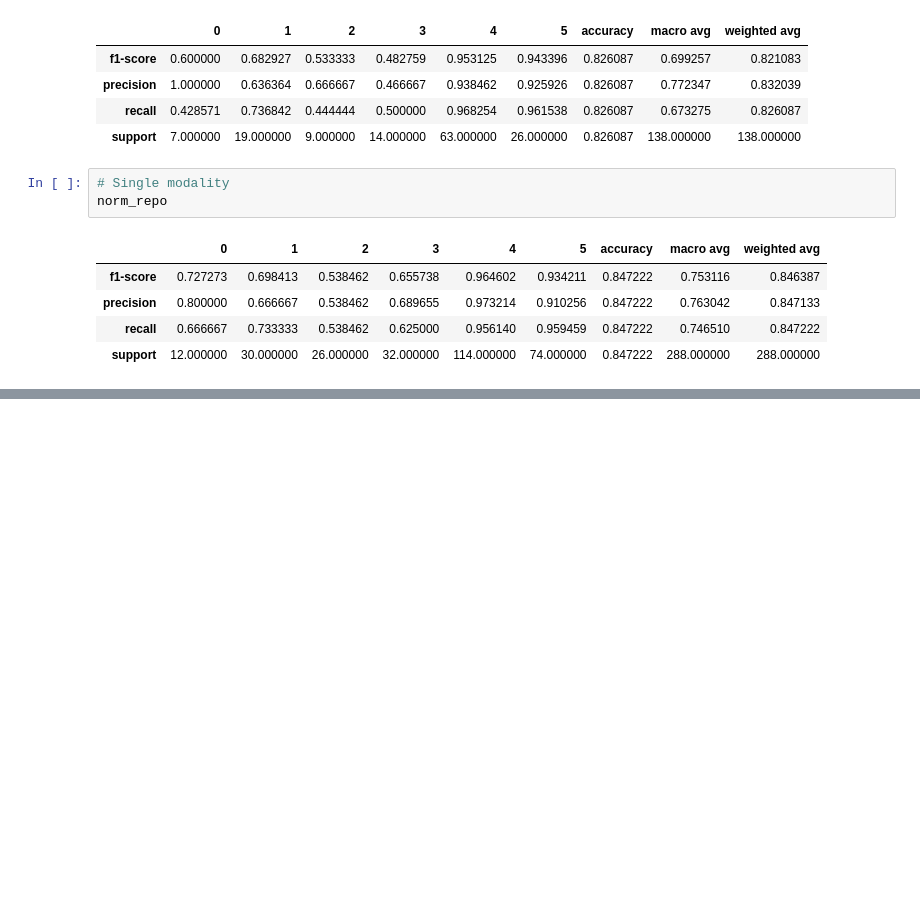
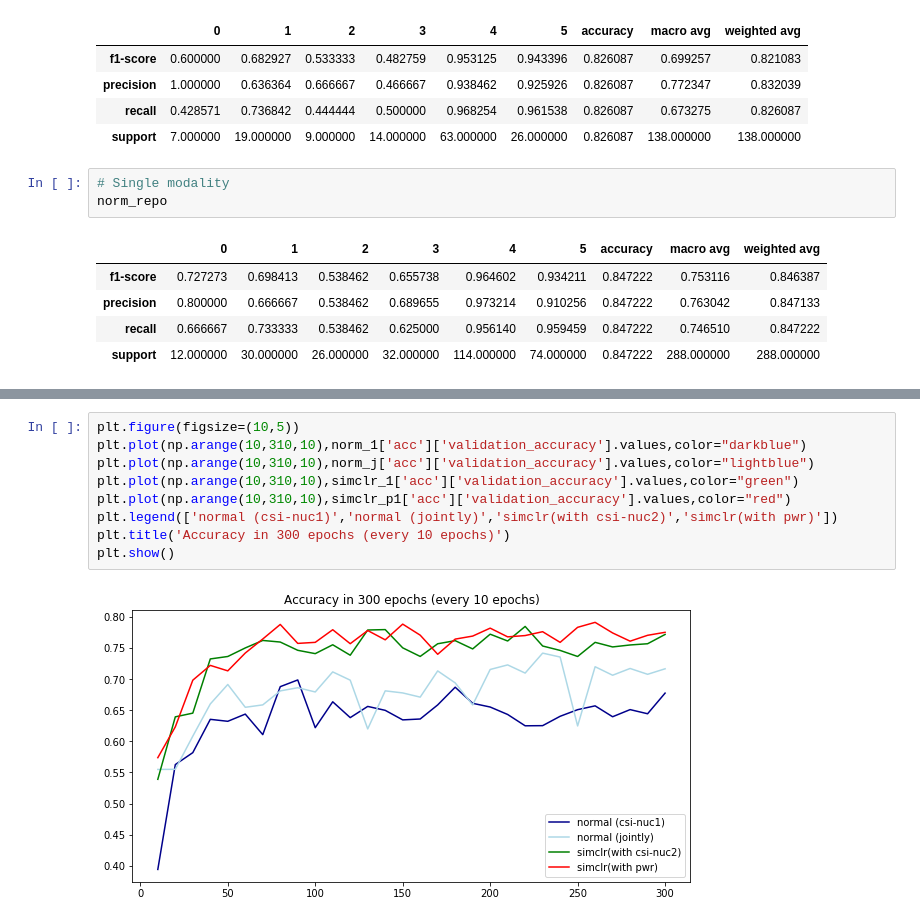
Before and after one commit to hslau44/irs_toolbox, a Jupyter notebook: Visualization.ipynb, the cells around one changed output, grey strips where cells are left out. Drawn from its saved outputs; the diff is of its cells as text; blank space fills up the shorter version.

```diff
--- a/Visualization.ipynb
+++ b/Visualization.ipynb
@@ -387,0 +521,11 @@ norm_repo
+# %%
+plt.figure(figsize=(10,5))
+plt.plot(np.arange(10,310,10),norm_1['acc']['validation_accuracy'].values,color="darkblue")
+plt.plot(np.arange(10,310,10),norm_j['acc']['validation_accuracy'].values,color="lightblue")
+plt.plot(np.arange(10,310,10),simclr_1['acc']['validation_accuracy'].values,color="green")
+plt.plot(np.arange(10,310,10),simclr_p1['acc']['validation_accuracy'].values,color="red")
+plt.legend(['normal (csi-nuc1)','normal (jointly)','simclr(with csi-nuc2)','simclr(with pwr)'])
+plt.title('Accuracy in 300 epochs (every 10 epochs)')
+plt.show()
+# %% [output]
+[figure, added]
```
Also changed, not shown: parts of 24 cells of this notebook.
